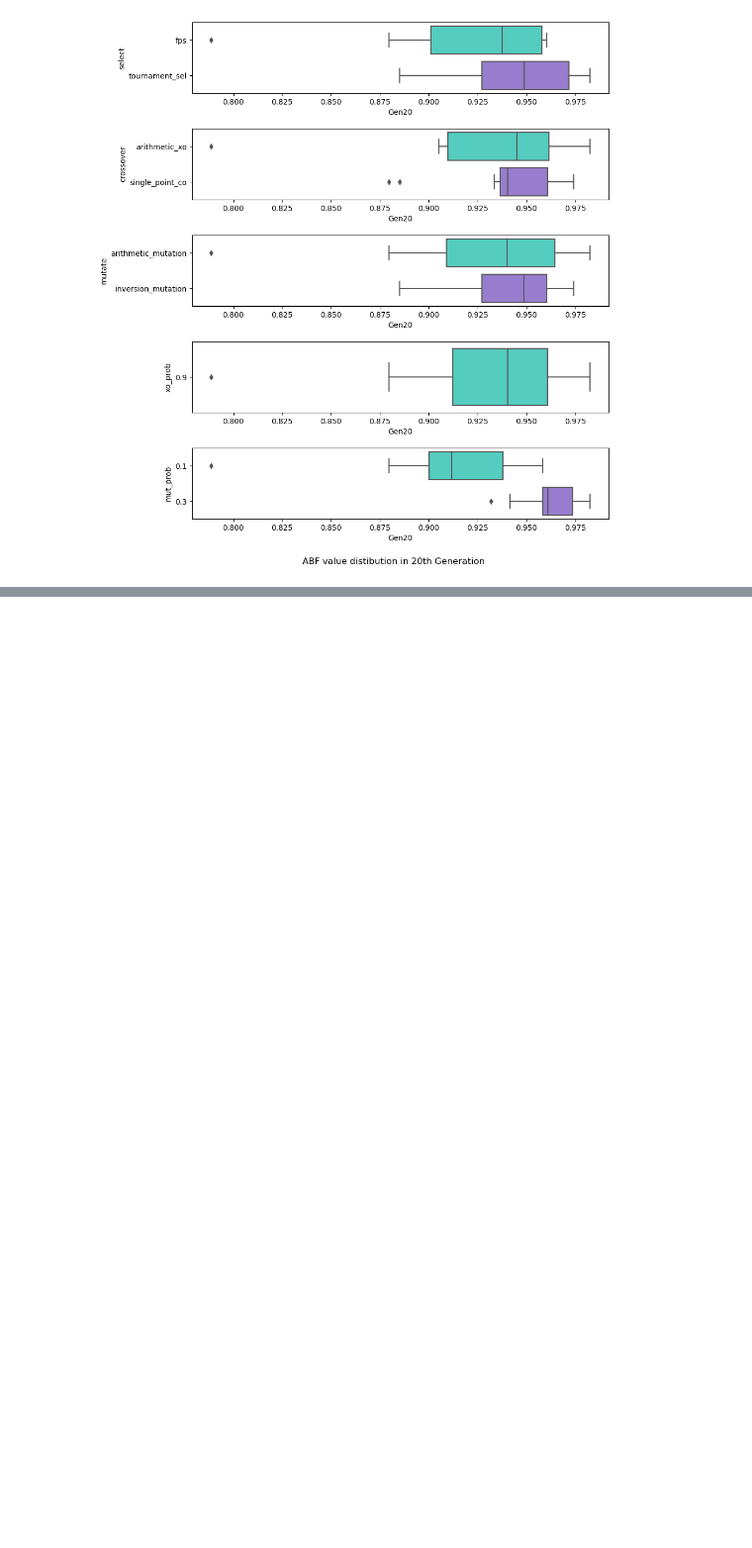
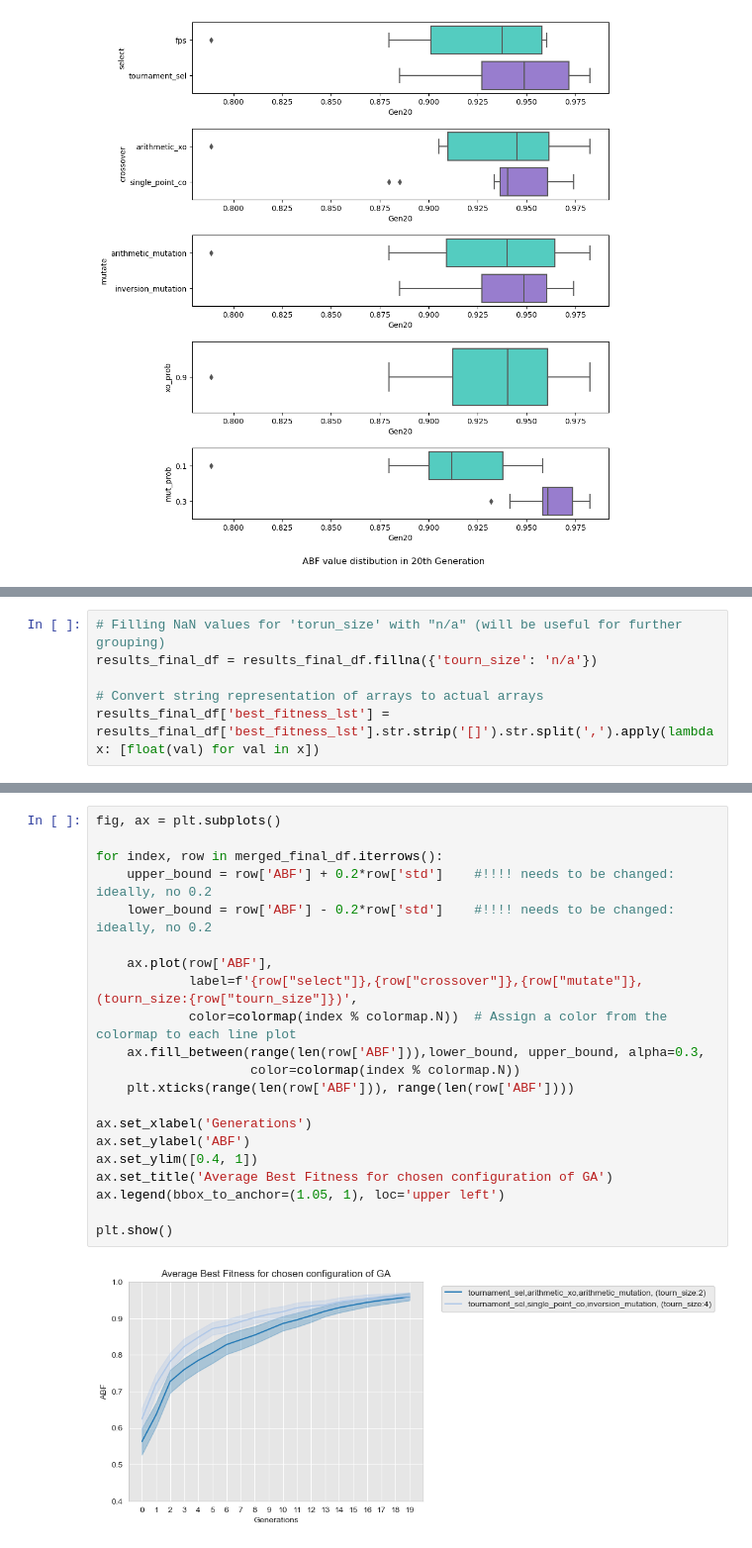
Before and after one commit to iryna-savchuk/CI4O_project, a Jupyter notebook: result_analysis.ipynb, the cells around one changed output, grey strips where cells are left out. Shown at 99% size. Drawn from its saved outputs; the diff is of its cells as text; blank space fills up the shorter version.

```diff
--- a/result_analysis.ipynb
+++ b/result_analysis.ipynb
@@ -219,0 +240,6 @@ plt.show()
+# %%
+# Filling NaN values for 'torun_size' with "n/a" (will be useful for further grouping)
+results_final_df = results_final_df.fillna({'tourn_size': 'n/a'})
+
+# Convert string representation of arrays to actual arrays
+results_final_df['best_fitness_lst'] = results_final_df['best_fitness_lst'].str.strip('[]').str.split(',').apply(lambda x: [float(val) for val in x])
@@ -219,0 +301,23 @@ plt.show()
+# %%
+fig, ax = plt.subplots()
+
+for index, row in merged_final_df.iterrows():
+    upper_bound = row['ABF'] + 0.2*row['std']    #!!!! needs to be changed: ideally, no 0.2
+    lower_bound = row['ABF'] - 0.2*row['std']    #!!!! needs to be changed: ideally, no 0.2
+
+    ax.plot(row['ABF'],
+            label=f'{row["select"]},{row["crossover"]},{row["mutate"]}, (tourn_size:{row["tourn_size"]})',
+            color=colormap(index % colormap.N))  # Assign a color from the colormap to each line plot
+    ax.fill_between(range(len(row['ABF'])),lower_bound, upper_bound, alpha=0.3,
+                    color=colormap(index % colormap.N))
+    plt.xticks(range(len(row['ABF'])), range(len(row['ABF'])))
+
+ax.set_xlabel('Generations')
+ax.set_ylabel('ABF')
+ax.set_ylim([0.4, 1])
+ax.set_title('Average Best Fitness for chosen configuration of GA')
+ax.legend(bbox_to_anchor=(1.05, 1), loc='upper left')
+
+plt.show()
+# %% [output]
+[figure, added]
```
Also changed, not shown: parts of 9 cells of this notebook.
